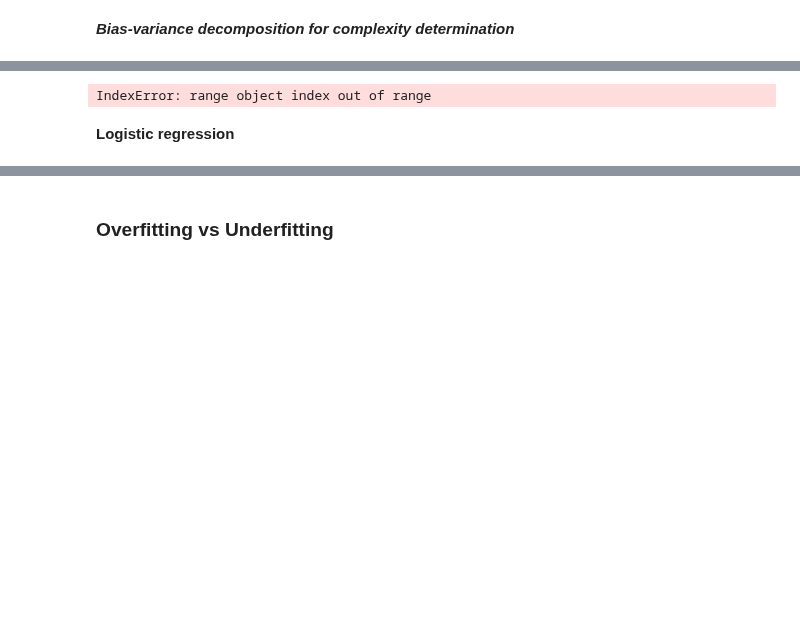
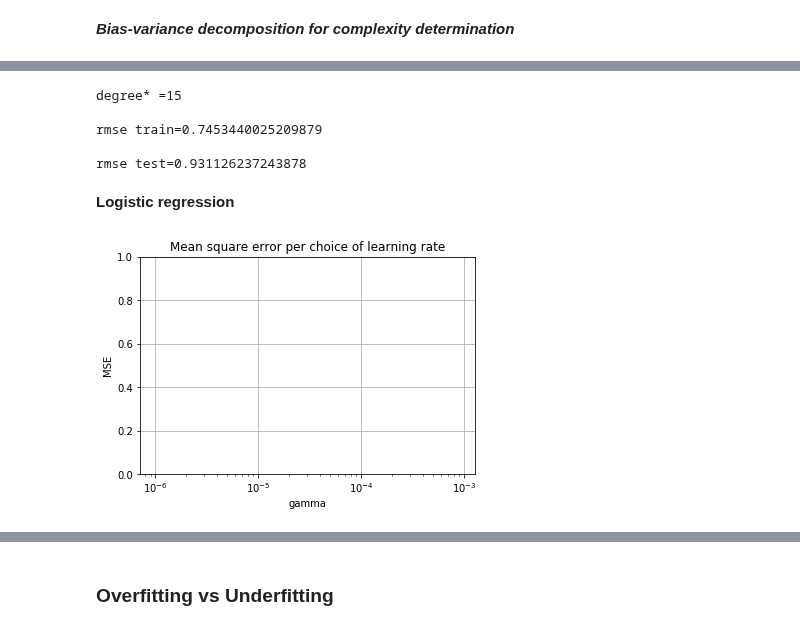
Before and after one commit to cschneuw/Machine-learning-Project-2019, a Jupyter notebook: scripts/project1.ipynb, the cells around one changed output, grey strips where cells are left out. Drawn from its saved outputs; the diff is of its cells as text; code cells hidden in the pictures; blank space fills up the shorter version.

Commit message:
trials on logistic regression

```diff
--- a/scripts/project1.ipynb
+++ b/scripts/project1.ipynb
@@ -261,11 +259,41 @@ bias_variance_decomposition_visualization(degrees, rmse_tr_bv, rmse_te_bv)
 # %%
-idx = np.argmin(rmse_te_cv.mean()-rmse_tr_cv.mean())
+rmse_te_bv = np.array(rmse_te_bv)
+rmse_tr_bv = np.array(rmse_tr_bv)
+
+idx = np.argmin(np.mean(rmse_te_bv-rmse_tr_bv, axis=1))
 
 degree_ri = degrees[idx]
 
-print("degree* ={dergee}\n\nrmse train={rmse_tr}\n\nrmse test={rmse_te}".format(
-    degree=degree_ri, rmse_tr=rmse_tr_bv[idx], rmse_te=rmse_te_bv[idx]))
+print("degree* ={degree}\n\nrmse train={rmse_tr}\n\nrmse test={rmse_te}".format(
+    degree=degree_ri, rmse_tr=rmse_tr_bv[idx].mean(), rmse_te=rmse_te_bv[idx].mean()))
 # %% [output]
-IndexError: range object index out of range
+degree* =15
+
+rmse train=0.7453440025209879
+
+rmse test=0.931126237243878
 # %% [markdown]
 **Logistic regression**
+# %%
+initial_w = np.zeros(tX.shape[1])
+max_iters = 100
+gammas = np.logspace(-6, -1, 50)
+
+losses_lr = []
+ws_lr = []
+for gamma in gammas:
+    (w, loss) = logistic_regression(y, tX, initial_w, max_iters, gamma)
+    losses_lr.append(loss)
+    ws_lr.append(w)
+# %%
+#plot the losses per gamma used
+fig, ax = plt.subplots()
+ax.semilogx(gammas, losses_lr)
+
+ax.set(xlabel='gamma', ylabel='MSE',
+       title='Mean square error per choice of learning rate')
+ax.grid()
+ax.set_ylim([0, 1])
+plt.show()
+# %% [output]
+[figure, added]
```
Also changed, not shown: parts of 24 cells of this notebook, 1 other file.
